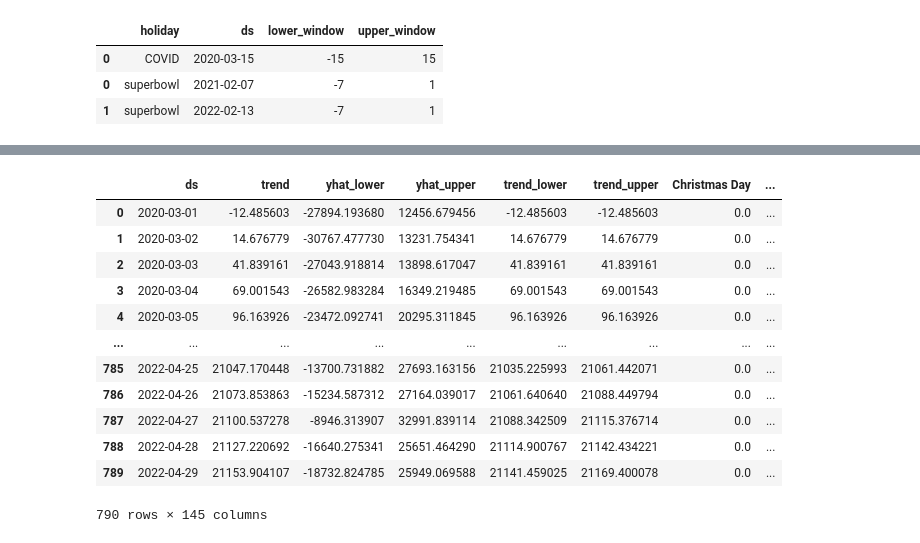
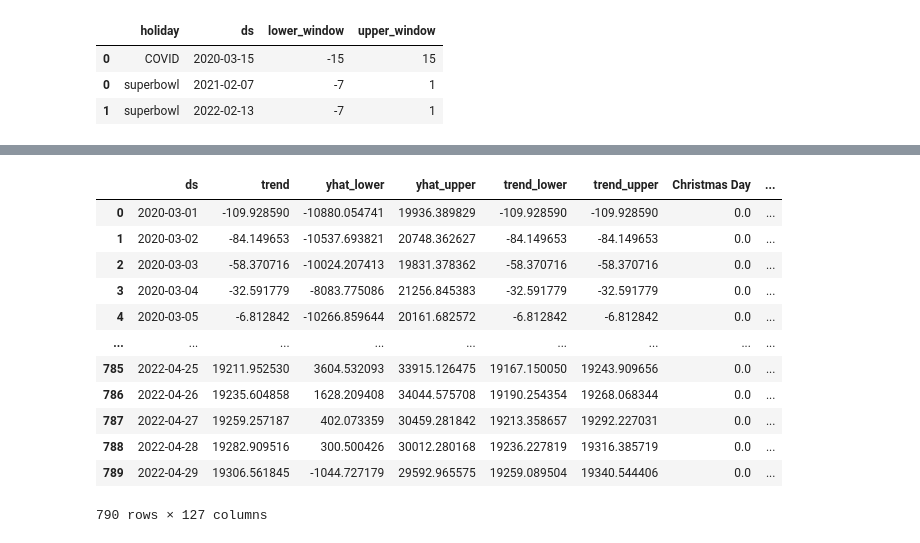
Before and after one commit to danielhe-nu/STAT390-Snowman, a Jupyter notebook: Daniel Final/NorthCarolina_Both_PROPHET.ipynb, the cells around one changed output, grey strips where cells are left out. Cells and saved outputs as stored; diff of their text form; code cells hidden in the pictures.

```diff
--- a/Daniel Final/NorthCarolina_Both_PROPHET.ipynb
+++ b/Daniel Final/NorthCarolina_Both_PROPHET.ipynb
@@ -221,12 +221,12 @@ covid_df = covid_df.rename(columns={'Date': 'ds', 'PEOPLE_POSITIVE_NEW_CASES_COU
 train_size = int(len(covid_df)* 0.85)
 covid_train, covid_test = covid_df[0:train_size], covid_df[train_size:]
 # %%
-covid_train = covid_train[['ds', 'y', 'new_cases_7_lag', 'new_deaths_30_lag', 'new_deaths_1_lag', 'new_cases_4_lag', 'dew_point', 'new_cases_1 lag', 'new_deaths_3_lag', 'new_cases_10_mean', 'relative_humidity', 'new_cases_3_lag', 'new_cases_10_max', 'new_deaths_2_lag', 'new_deaths_100_std', 'new_deaths_7_lag', 'new_cases_10_std', 'new_cases_2_lag', 'new_deaths_4_lag', 'new_hospitalized_patients', 'PEOPLE_DEATH_NEW_COUNT', 'new_deaths_50_lag', 'average_temperature_celsius', 'new_cases_150_lag', 'new_cases_10_min', 'new_cases_50_std', 'current_intensive_care_patients']]
-covid_test = covid_test[['ds', 'y', 'new_cases_7_lag', 'new_deaths_30_lag', 'new_deaths_1_lag', 'new_cases_4_lag', 'dew_point', 'new_cases_1 lag', 'new_deaths_3_lag', 'new_cases_10_mean', 'relative_humidity', 'new_cases_3_lag', 'new_cases_10_max', 'new_deaths_2_lag', 'new_deaths_100_std', 'new_deaths_7_lag', 'new_cases_10_std', 'new_cases_2_lag', 'new_deaths_4_lag', 'new_hospitalized_patients', 'PEOPLE_DEATH_NEW_COUNT', 'new_deaths_50_lag', 'average_temperature_celsius', 'new_cases_150_lag', 'new_cases_10_min', 'new_cases_50_std', 'current_intensive_care_patients']]
+covid_train =covid_train[['ds', 'y', 'new_hospitalized_patients', 'new_deaths_1_lag', 'new_cases_350_lag', 'new_cases_150_lag', 'new_cases_10_mean', 'PEOPLE_DEATH_NEW_COUNT', 'new_cases_2_lag', 'new_cases_7_lag', 'current_intensive_care_patients', 'minimum_temperature_celsius', 'new_cases_1 lag', 'new_cases_10_max', 'new_cases_30_lag', 'new_cases_3_lag', 'maximum_temperature_celsius', 'new_deaths_7_lag', 'new_cases_10_std', 'new_cases_50_lag', 'new_deaths_50_mean']]
+covid_test =covid_test[['ds', 'y', 'new_hospitalized_patients', 'new_deaths_1_lag', 'new_cases_350_lag', 'new_cases_150_lag', 'new_cases_10_mean', 'PEOPLE_DEATH_NEW_COUNT', 'new_cases_2_lag', 'new_cases_7_lag', 'current_intensive_care_patients', 'minimum_temperature_celsius', 'new_cases_1 lag', 'new_cases_10_max', 'new_cases_30_lag', 'new_cases_3_lag', 'maximum_temperature_celsius', 'new_deaths_7_lag', 'new_cases_10_std', 'new_cases_50_lag', 'new_deaths_50_mean']]
 # %%
 multi_prop = Prophet(yearly_seasonality=True, weekly_seasonality=True)
 
-regressors = ['new_cases_7_lag', 'new_deaths_30_lag', 'new_deaths_1_lag', 'new_cases_4_lag', 'dew_point', 'new_cases_1 lag', 'new_deaths_3_lag', 'new_cases_10_mean', 'relative_humidity', 'new_cases_3_lag', 'new_cases_10_max', 'new_deaths_2_lag', 'new_deaths_100_std', 'new_deaths_7_lag', 'new_cases_10_std', 'new_cases_2_lag', 'new_deaths_4_lag', 'new_hospitalized_patients', 'PEOPLE_DEATH_NEW_COUNT', 'new_deaths_50_lag', 'average_temperature_celsius', 'new_cases_150_lag', 'new_cases_10_min', 'new_cases_50_std', 'current_intensive_care_patients']
+regressors = ['new_hospitalized_patients', 'new_deaths_1_lag', 'new_cases_350_lag', 'new_cases_150_lag', 'new_cases_10_mean', 'PEOPLE_DEATH_NEW_COUNT', 'new_cases_2_lag', 'new_cases_7_lag', 'current_intensive_care_patients', 'minimum_temperature_celsius', 'new_cases_1 lag', 'new_cases_10_max', 'new_cases_30_lag', 'new_cases_3_lag', 'maximum_temperature_celsius', 'new_deaths_7_lag', 'new_cases_10_std', 'new_cases_50_lag', 'new_deaths_50_mean']
 for regressor in regressors:
     multi_prop.add_regressor(regressor, standardize=False)
 
@@ -335,7 +335,7 @@ events
 model_holiday_tuned = Prophet(yearly_seasonality=True, weekly_seasonality=True, n_changepoints=4, seasonality_prior_scale=10.0)
 model_holiday_tuned.add_country_holidays(country_name='US')
 
-regressors = ['new_cases_7_lag', 'new_deaths_30_lag', 'new_deaths_1_lag', 'new_cases_4_lag', 'dew_point', 'new_cases_1 lag', 'new_deaths_3_lag', 'new_cases_10_mean', 'relative_humidity', 'new_cases_3_lag', 'new_cases_10_max', 'new_deaths_2_lag', 'new_deaths_100_std', 'new_deaths_7_lag', 'new_cases_10_std', 'new_cases_2_lag', 'new_deaths_4_lag', 'new_hospitalized_patients', 'PEOPLE_DEATH_NEW_COUNT', 'new_deaths_50_lag', 'average_temperature_celsius', 'new_cases_150_lag', 'new_cases_10_min', 'new_cases_50_std', 'current_intensive_care_patients']
+regressors = ['new_hospitalized_patients', 'new_deaths_1_lag', 'new_cases_350_lag', 'new_cases_150_lag', 'new_cases_10_mean', 'PEOPLE_DEATH_NEW_COUNT', 'new_cases_2_lag', 'new_cases_7_lag', 'current_intensive_care_patients', 'minimum_temperature_celsius', 'new_cases_1 lag', 'new_cases_10_max', 'new_cases_30_lag', 'new_cases_3_lag', 'maximum_temperature_celsius', 'new_deaths_7_lag', 'new_cases_10_std', 'new_cases_50_lag', 'new_deaths_50_mean']
 for regressor in regressors:
     model_holiday_tuned.add_regressor(regressor, standardize=False)
 
@@ -347,27 +347,27 @@ model_holiday_tuned.fit(covid_train)
 # %%
 future_holiday_tuned = model_holiday_tuned.make_future_dataframe(periods=len(covid_test))
 
-future_holiday_tuned = pd.merge(future_holiday_tuned, covid_df[['ds', 'new_cases_7_lag', 'new_deaths_30_lag', 'new_deaths_1_lag', 'new_cases_4_lag', 'dew_point', 'new_cases_1 lag', 'new_deaths_3_lag', 'new_cases_10_mean', 'relative_humidity', 'new_cases_3_lag', 'new_cases_10_max', 'new_deaths_2_lag', 'new_deaths_100_std', 'new_deaths_7_lag', 'new_cases_10_std', 'new_cases_2_lag', 'new_deaths_4_lag', 'new_hospitalized_patients', 'PEOPLE_DEATH_NEW_COUNT', 'new_deaths_50_lag', 'average_temperature_celsius', 'new_cases_150_lag', 'new_cases_10_min', 'new_cases_50_std', 'current_intensive_care_patients']])
+future_holiday_tuned = pd.merge(future_holiday_tuned, covid_df[['ds', 'new_hospitalized_patients', 'new_deaths_1_lag', 'new_cases_350_lag', 'new_cases_150_lag', 'new_cases_10_mean', 'PEOPLE_DEATH_NEW_COUNT', 'new_cases_2_lag', 'new_cases_7_lag', 'current_intensive_care_patients', 'minimum_temperature_celsius', 'new_cases_1 lag', 'new_cases_10_max', 'new_cases_30_lag', 'new_cases_3_lag', 'maximum_temperature_celsius', 'new_deaths_7_lag', 'new_cases_10_std', 'new_cases_50_lag', 'new_deaths_50_mean']])
 future_holiday_tuned = future_holiday_tuned.fillna(method='ffill')
 
 forecast_holiday_tuned = model_holiday_tuned.predict(future_holiday_tuned)
 forecast_holiday_tuned['yhat'] = np.clip(forecast_holiday_tuned['yhat'], 0, None)
 
 forecast_holiday_tuned
 # %% [output]
 |  | ds | trend | yhat_lower | yhat_upper | trend_lower | trend_upper | Christmas Day | ... |
-| 0 | 2020-03-01 | -12.485603 | -27894.193680 | 12456.679456 | -12.485603 | -12.485603 | 0.0 | ... |
-| 1 | 2020-03-02 | 14.676779 | -30767.477730 | 13231.754341 | 14.676779 | 14.676779 | 0.0 | ... |
-| 2 | 2020-03-03 | 41.839161 | -27043.918814 | 13898.617047 | 41.839161 | 41.839161 | 0.0 | ... |
-| 3 | 2020-03-04 | 69.001543 | -26582.983284 | 16349.219485 | 69.001543 | 69.001543 | 0.0 | ... |
-| 4 | 2020-03-05 | 96.163926 | -23472.092741 | 20295.311845 | 96.163926 | 96.163926 | 0.0 | ... |
+| 0 | 2020-03-01 | -109.928590 | -10880.054741 | 19936.389829 | -109.928590 | -109.928590 | 0.0 | ... |
+| 1 | 2020-03-02 | -84.149653 | -10537.693821 | 20748.362627 | -84.149653 | -84.149653 | 0.0 | ... |
+| 2 | 2020-03-03 | -58.370716 | -10024.207413 | 19831.378362 | -58.370716 | -58.370716 | 0.0 | ... |
+| 3 | 2020-03-04 | -32.591779 | -8083.775086 | 21256.845383 | -32.591779 | -32.591779 | 0.0 | ... |
+| 4 | 2020-03-05 | -6.812842 | -10266.859644 | 20161.682572 | -6.812842 | -6.812842 | 0.0 | ... |
 | ... | ... | ... | ... | ... | ... | ... | ... | ... |
-| 785 | 2022-04-25 | 21047.170448 | -13700.731882 | 27693.163156 | 21035.225993 | 21061.442071 | 0.0 | ... |
-| 786 | 2022-04-26 | 21073.853863 | -15234.587312 | 27164.039017 | 21061.640640 | 21088.449794 | 0.0 | ... |
-| 787 | 2022-04-27 | 21100.537278 | -8946.313907 | 32991.839114 | 21088.342509 | 21115.376714 | 0.0 | ... |
-| 788 | 2022-04-28 | 21127.220692 | -16640.275341 | 25651.464290 | 21114.900767 | 21142.434221 | 0.0 | ... |
-| 789 | 2022-04-29 | 21153.904107 | -18732.824785 | 25949.069588 | 21141.459025 | 21169.400078 | 0.0 | ... |
+| 785 | 2022-04-25 | 19211.952530 | 3604.532093 | 33915.126475 | 19167.150050 | 19243.909656 | 0.0 | ... |
+| 786 | 2022-04-26 | 19235.604858 | 1628.209408 | 34044.575708 | 19190.254354 | 19268.068344 | 0.0 | ... |
+| 787 | 2022-04-27 | 19259.257187 | 402.073359 | 30459.281842 | 19213.358657 | 19292.227031 | 0.0 | ... |
+| 788 | 2022-04-28 | 19282.909516 | 300.500426 | 30012.280168 | 19236.227819 | 19316.385719 | 0.0 | ... |
+| 789 | 2022-04-29 | 19306.561845 | -1044.727179 | 29592.965575 | 19259.089504 | 19340.544406 | 0.0 | ... |
-790 rows × 145 columns
+790 rows × 127 columns
 # %%
 performance_holiday_tuned = pd.merge(covid_test, forecast_holiday_tuned[['ds', 'yhat', 'yhat_lower', 'yhat_upper']][-119:], on='ds')
 print('MAE =', mean_absolute_error(performance_holiday_tuned['y'], performance_holiday_tuned['yhat']))
```
Also changed, not shown: parts of 11 cells of this notebook, 4 other files.
